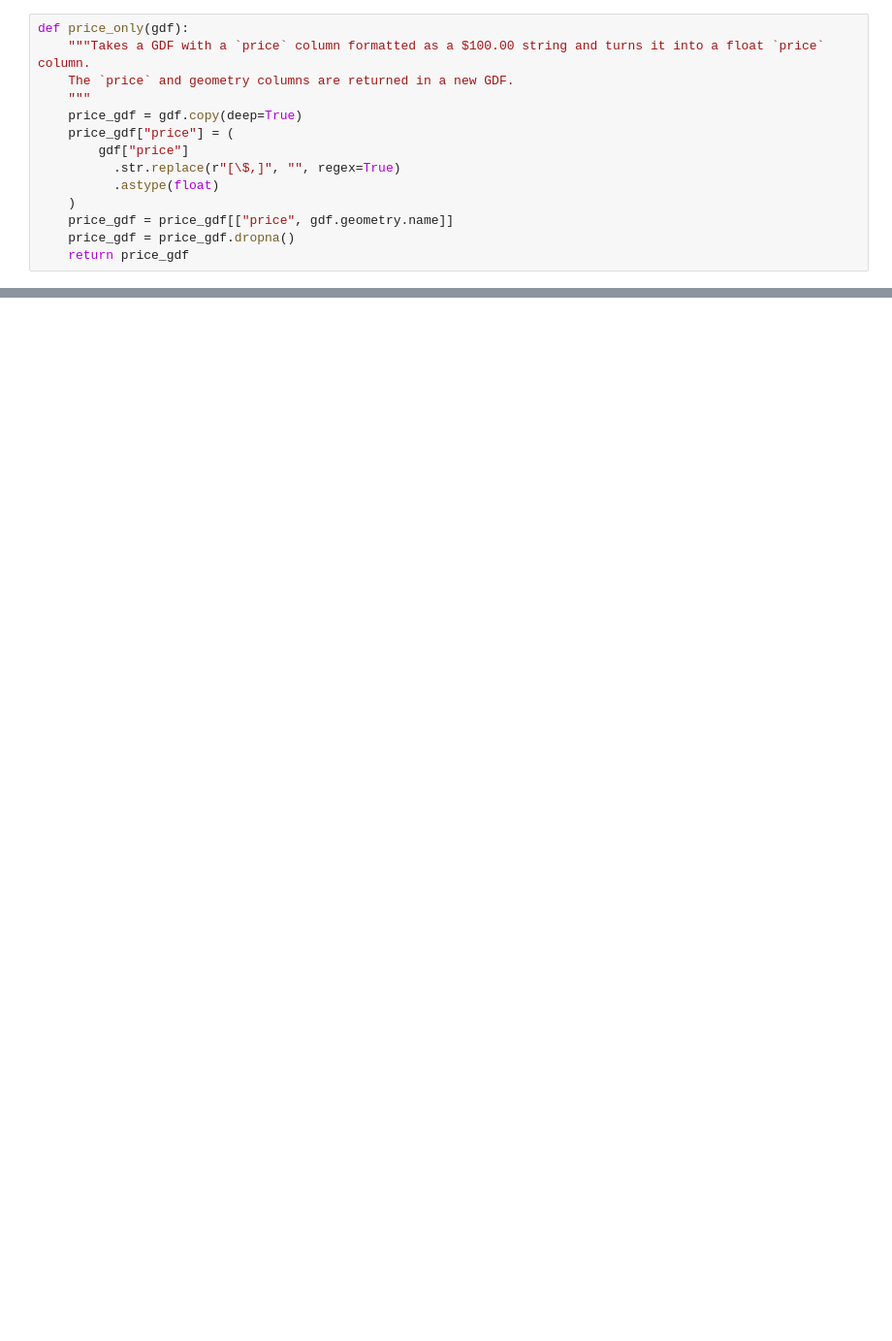
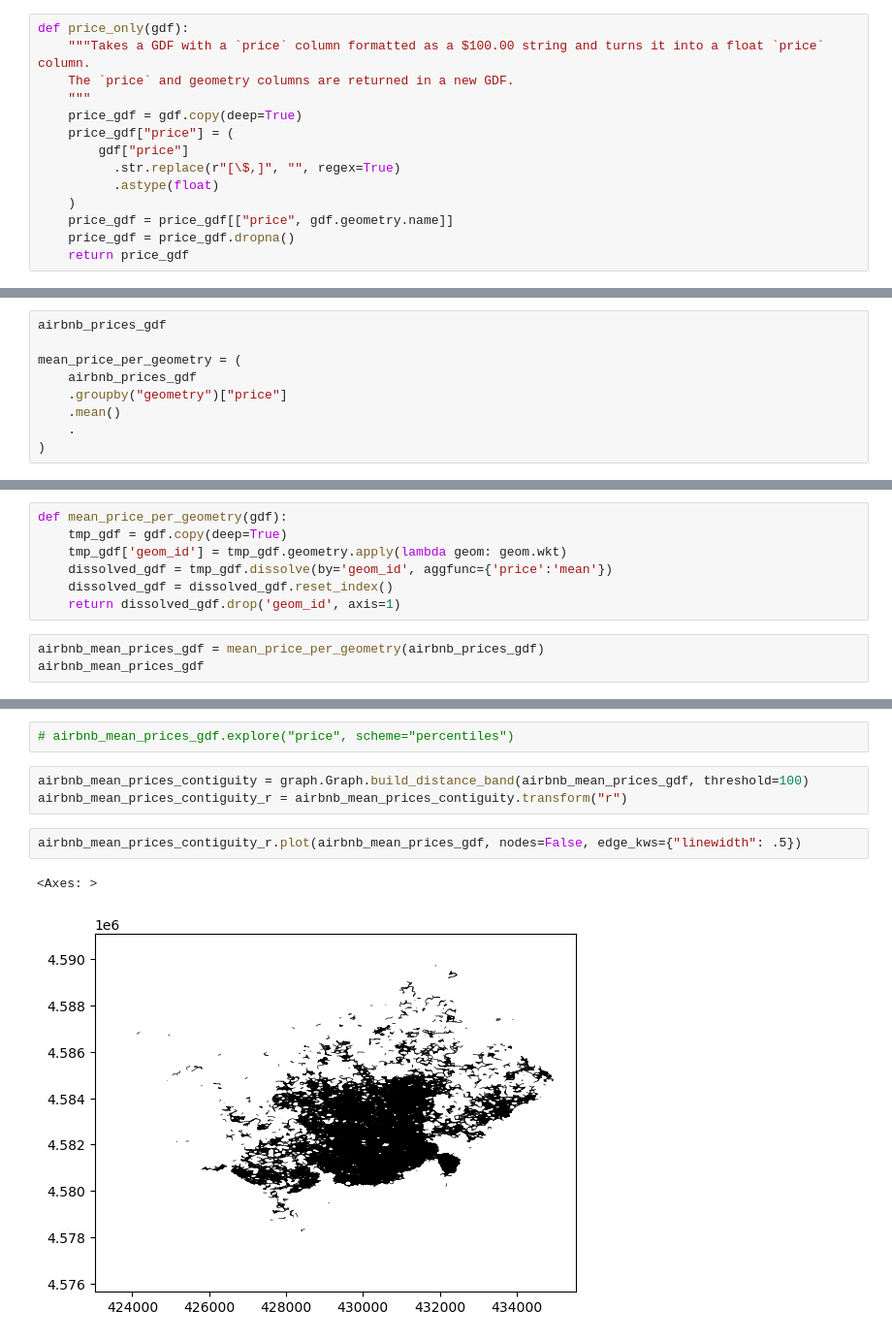
Before and after one commit to sds4sg/spatial-data-science-in-python-mikemoraned, a Jupyter notebook: 99_assignment/drafts/assignment_all_v2.ipynb, the cells around one changed output, grey strips where cells are left out. Shown at 97% size. Cells and saved outputs as stored; diff of their text form; blank space fills up the shorter version.

```diff
--- a/99_assignment/drafts/assignment_all_v2.ipynb
+++ b/99_assignment/drafts/assignment_all_v2.ipynb
@@ -720,0 +735,9 @@ airbnb_prices_gdf
+# %%
+airbnb_prices_gdf
+
+mean_price_per_geometry = (
+    airbnb_prices_gdf
+    .groupby("geometry")["price"]
+    .mean()
+    .
+)
@@ -720,0 +758,10 @@ airbnb_prices_gdf
+# %%
+def mean_price_per_geometry(gdf):
+    tmp_gdf = gdf.copy(deep=True)
+    tmp_gdf['geom_id'] = tmp_gdf.geometry.apply(lambda geom: geom.wkt)
+    dissolved_gdf = tmp_gdf.dissolve(by='geom_id', aggfunc={'price':'mean'})
+    dissolved_gdf = dissolved_gdf.reset_index()
+    return dissolved_gdf.drop('geom_id', axis=1)
+# %%
+airbnb_mean_prices_gdf = mean_price_per_geometry(airbnb_prices_gdf)
+airbnb_mean_prices_gdf
@@ -720,0 +782,10 @@ airbnb_prices_gdf
+# %%
+# airbnb_mean_prices_gdf.explore("price", scheme="percentiles")
+# %%
+airbnb_mean_prices_contiguity = graph.Graph.build_distance_band(airbnb_mean_prices_gdf, threshold=100)
+airbnb_mean_prices_contiguity_r = airbnb_mean_prices_contiguity.transform("r")
+# %%
+airbnb_mean_prices_contiguity_r.plot(airbnb_mean_prices_gdf, nodes=False, edge_kws={"linewidth": .5})
+# %% [output]
+<Axes: >
+[figure, added]
```
Also changed, not shown: parts of 20 cells of this notebook.
